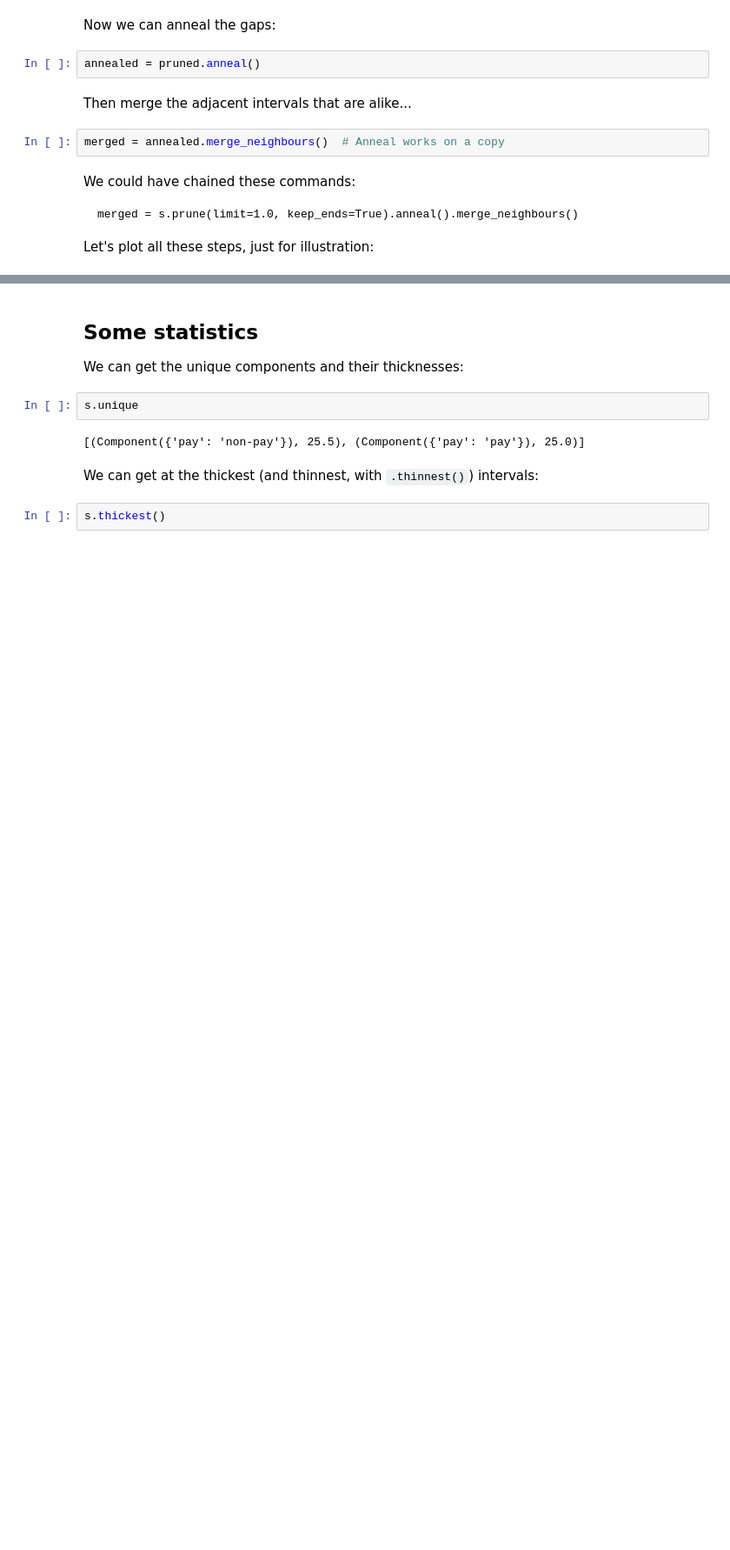
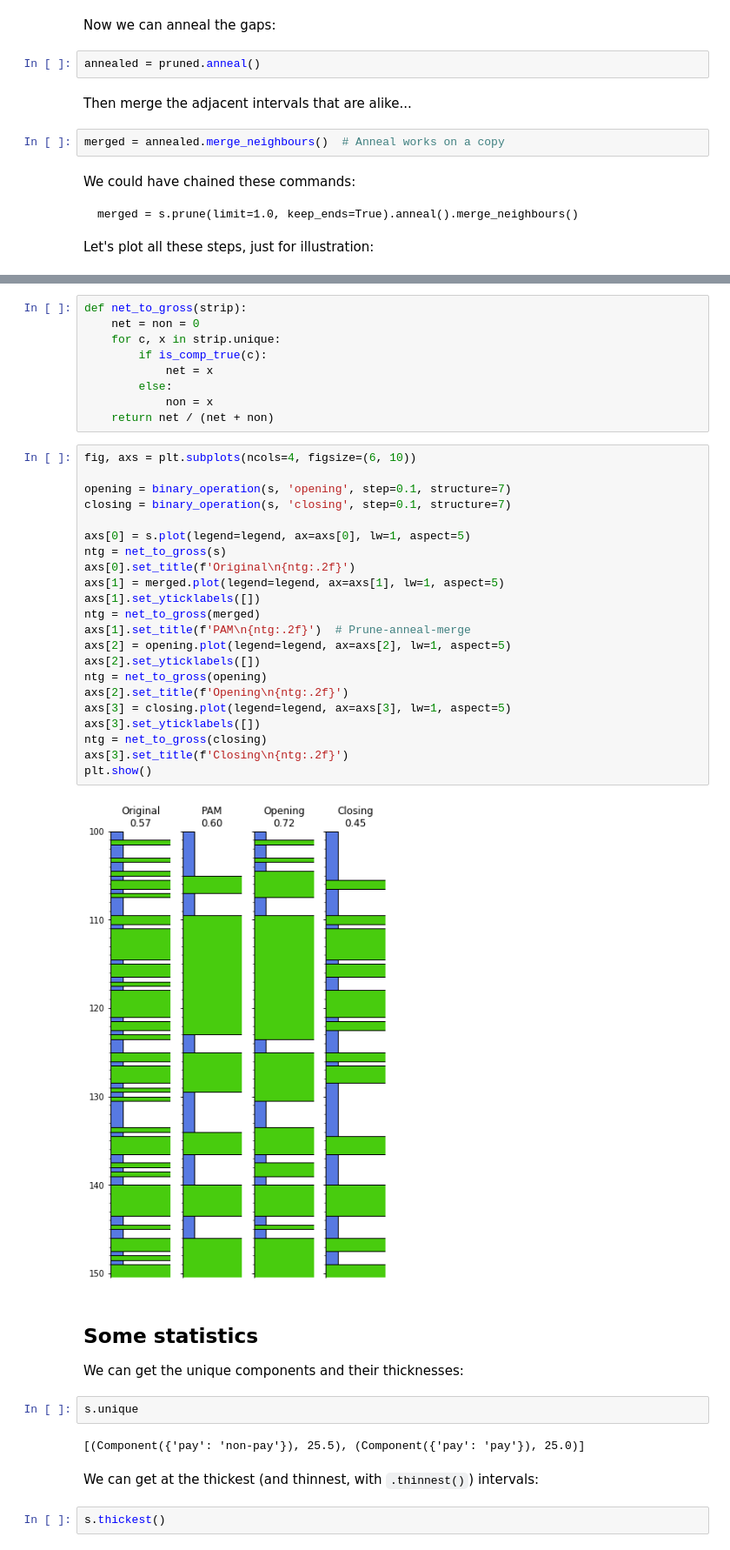
Before and after one commit to agilescientific/striplog, a Jupyter notebook: tutorial/Striplog_with_a_binary_flag.ipynb, the cells around one changed output, grey strips where cells are left out. Shown at 87% size. Drawn from its saved outputs; the diff is of its cells as text; blank space fills up the shorter version.

Commit message:
binary example

```diff
--- a/tutorial/Striplog_with_a_binary_flag.ipynb
+++ b/tutorial/Striplog_with_a_binary_flag.ipynb
@@ -118,3 +175,36 @@ This would be a binary thing. Not implemented yet. I made an issue for this: htt
+# %%
+def net_to_gross(strip):
+    net = non = 0
+    for c, x in strip.unique:
+        if is_comp_true(c):
+            net = x
+        else:
+            non = x
+    return net / (net + non)
+# %%
+fig, axs = plt.subplots(ncols=4, figsize=(6, 10))
+
+opening = binary_operation(s, 'opening', step=0.1, structure=7)
+closing = binary_operation(s, 'closing', step=0.1, structure=7)
+
+axs[0] = s.plot(legend=legend, ax=axs[0], lw=1, aspect=5)
+ntg = net_to_gross(s)
+axs[0].set_title(f'Original\n{ntg:.2f}')
+axs[1] = merged.plot(legend=legend, ax=axs[1], lw=1, aspect=5)
+axs[1].set_yticklabels([])
+ntg = net_to_gross(merged)
+axs[1].set_title(f'PAM\n{ntg:.2f}')  # Prune-anneal-merge
+axs[2] = opening.plot(legend=legend, ax=axs[2], lw=1, aspect=5)
+axs[2].set_yticklabels([])
+ntg = net_to_gross(opening)
+axs[2].set_title(f'Opening\n{ntg:.2f}')
+axs[3] = closing.plot(legend=legend, ax=axs[3], lw=1, aspect=5)
+axs[3].set_yticklabels([])
+ntg = net_to_gross(closing)
+axs[3].set_title(f'Closing\n{ntg:.2f}')
+plt.show()
+# %% [output]
+[figure, added]
 # %% [markdown]
 ## Some statistics
 
```
Also changed, not shown: parts of 7 cells of this notebook, 3 other files.
